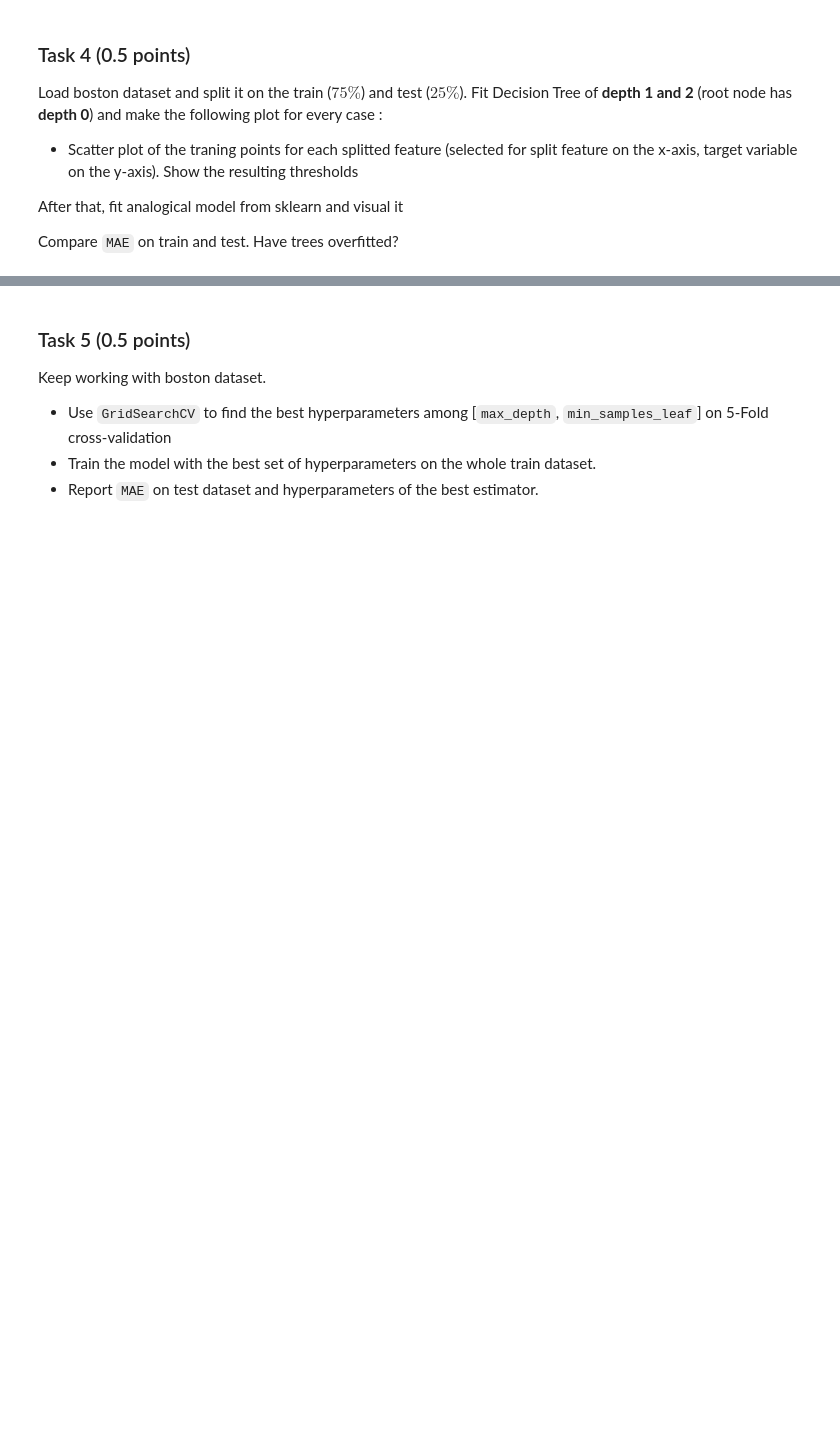
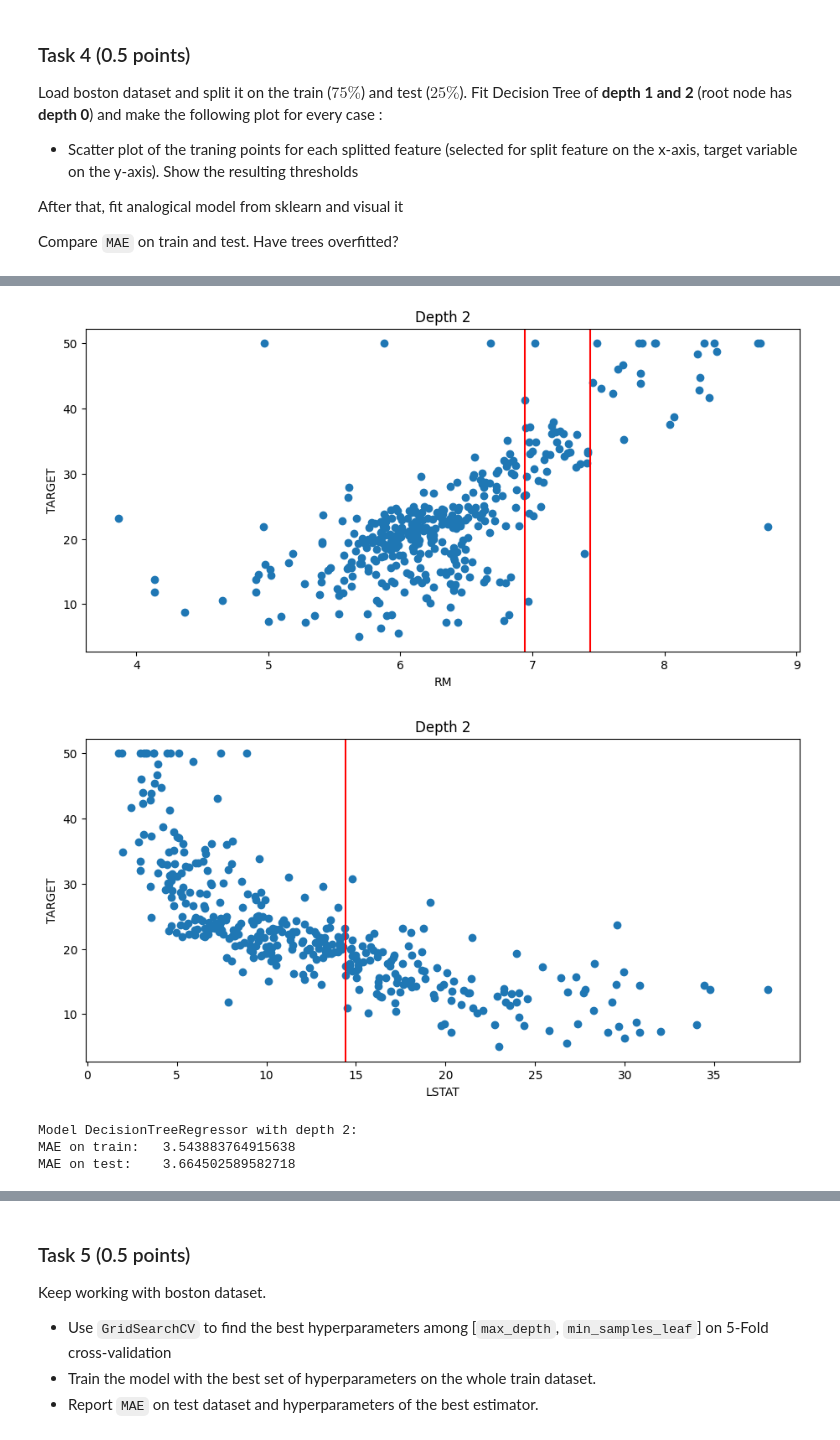
Before and after one commit to qwatro2/hse-mmad, a Jupyter notebook: hw4/Vlasov_NA_222_hw4_2024.ipynb, the cells around one changed output, grey strips where cells are left out. Cells and saved outputs as stored; diff of their text form; code cells hidden in the pictures; blank space fills up the shorter version.

```diff
--- a/hw4/Vlasov_NA_222_hw4_2024.ipynb
+++ b/hw4/Vlasov_NA_222_hw4_2024.ipynb
@@ -407,0 +510,13 @@ df.head()
+# %%
+dtr2.split_columns_ = construct_split_columns_(dtr2.tree_)
+# %%
+make_scatter_plots(dtr2, X, X_train, y_train)
+# %% [output]
+[figure, added]
+[figure, added]
+# %%
+print_maes(dtr2, X_train, X_test, y_train, y_test)
+# %% [output]
+Model DecisionTreeRegressor with depth 2:
+MAE on train:   3.543883764915638
+MAE on test:    3.664502589582718
```
Also changed, not shown: parts of 23 cells of this notebook.
